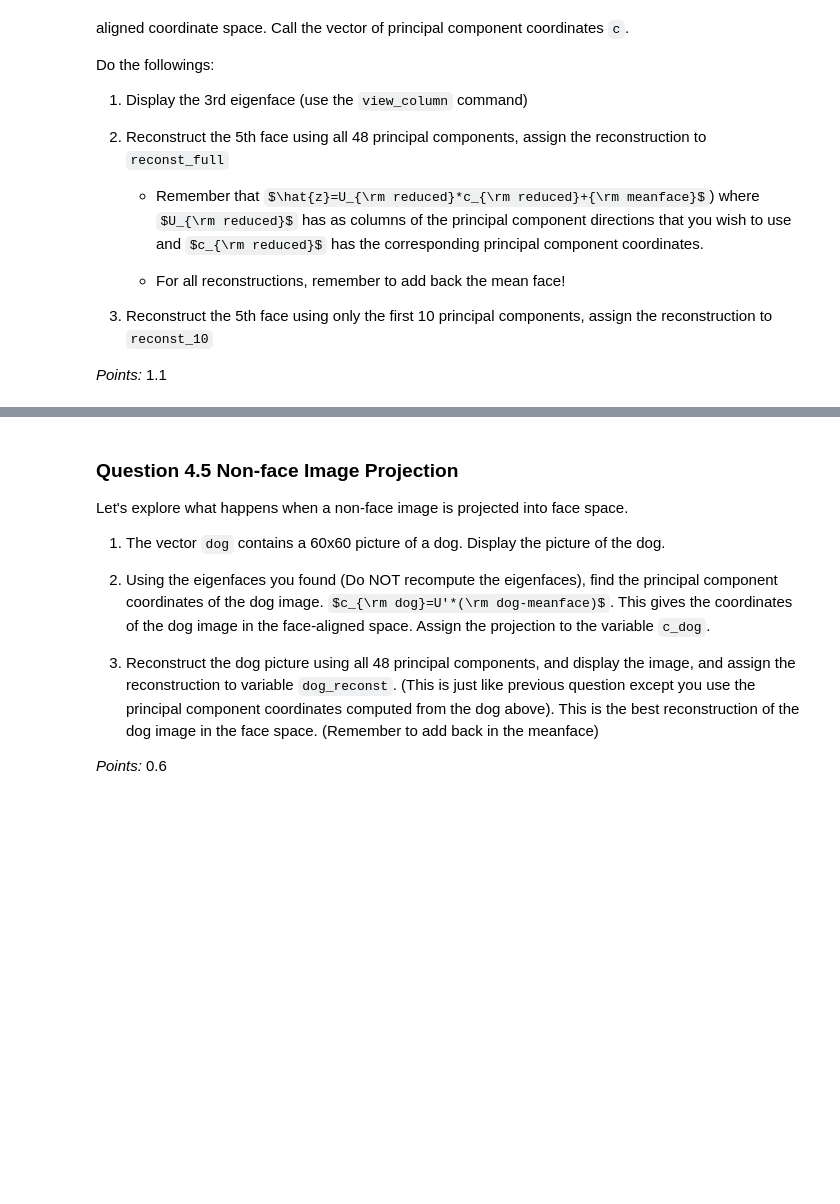
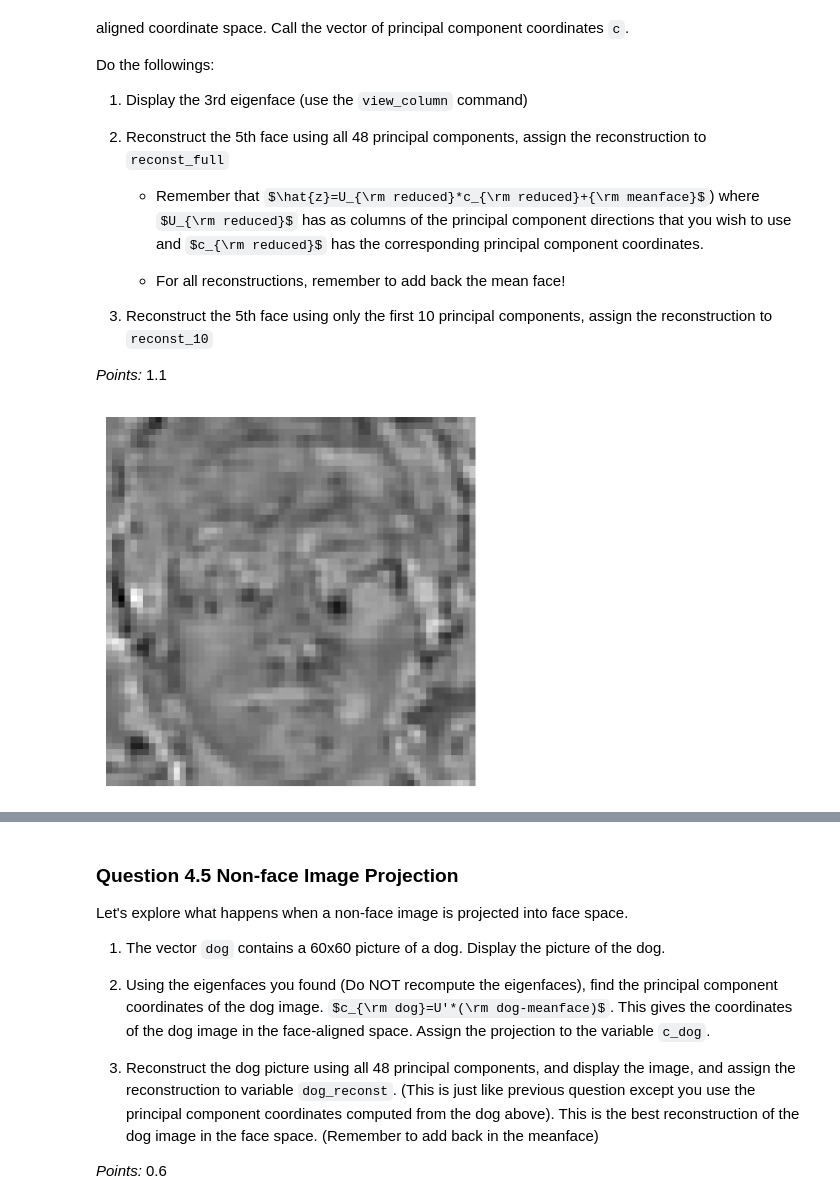
Before and after one commit to holliwood8/Assignments_WI24, a Jupyter notebook: A3/A3.ipynb, the cells around one changed output, grey strips where cells are left out. Saved outputs shown, nothing was run; the diff lists cells and outputs as text; code cells hidden in the pictures; some formulas as TeX source; blank space fills up the shorter version.

```diff
--- a/A3/A3.ipynb
+++ b/A3/A3.ipynb
@@ -420,5 +433,6 @@ _Hint:_ You will need to manipulate the shape of the mean face matrix to allow [
 
 _Points:_ 0.7
 # %%
-A = ...
-eig_vals, eig_vecs = ...
+A = np.subtract(faces, mean_face.reshape(-1,1))
+eig_vals, eig_vecs = np.linalg.eigh(A.T@A)
+eig_vals
@@ -431,6 +460,6 @@ grader.check("42_calc_eigen_vec")
 
 _Points:_ 0.5
 # %%
-U = ...
+U = A @ eig_vecs
 # %%
 grader.check("43_calc_eigen_vec")
@@ -460,9 +491,11 @@ where $U_{\rm reduced}$ has as columns of the principal component directions tha
 _Points:_ 1.1
 # %%
 # Find the PC coordinates of the 5th face image.
-c = ...
+c = np.dot(eig_vecs.T, A[4])
 
 # display the eigenface:
-...
+view_column(U[:,2])
+# %% [output]
+[figure, added]
 # %%
 # Reconstruct the 5th face using all PC:
```
Also changed, not shown: parts of 12 cells of this notebook.
